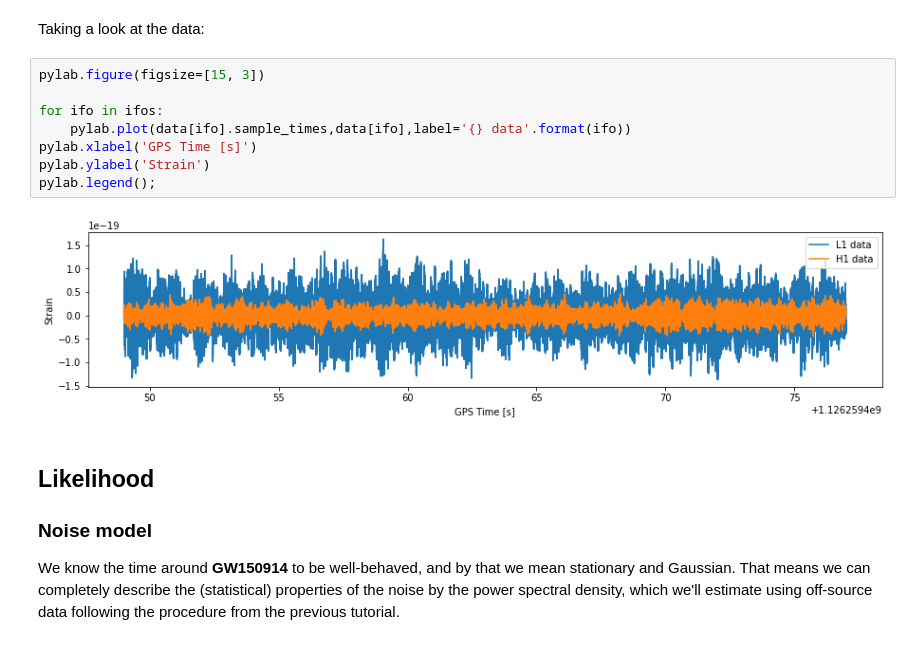
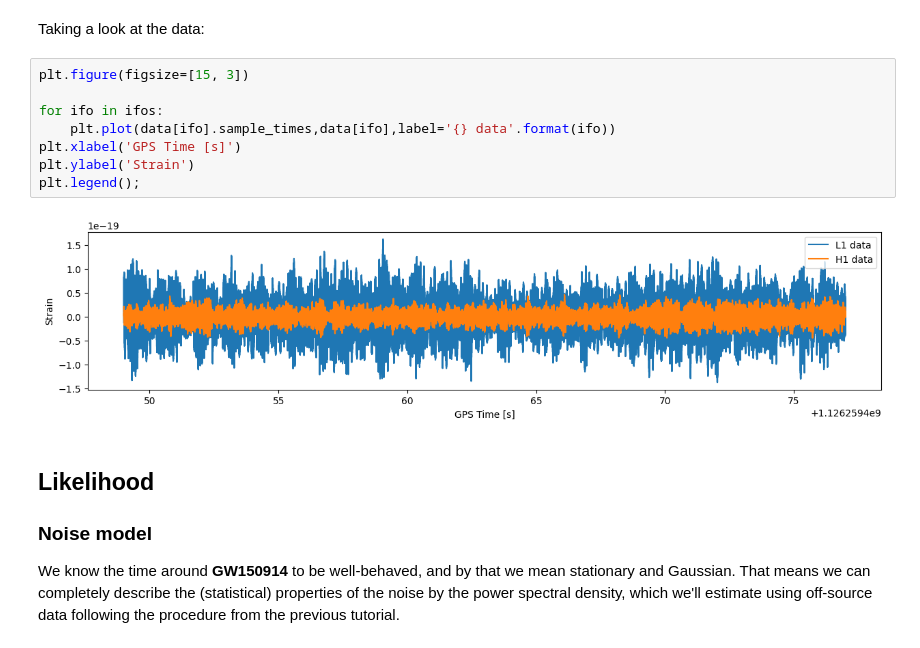
Before and after one commit to astrophysicsvivien/GWPEtutorial, a Jupyter notebook: GWPE.ipynb, the cells around one changed output. Cells and saved outputs as stored; diff of their text form.

```diff
--- a/GWPE.ipynb
+++ b/GWPE.ipynb
@@ -71,15 +71,15 @@ for ifo in ['H1','L1']:
 # %% [markdown]
 Taking a look at the data:
 # %%
-pylab.figure(figsize=[15, 3])
+plt.figure(figsize=[15, 3])
 
 for ifo in ifos:
-    pylab.plot(data[ifo].sample_times,data[ifo],label='{} data'.format(ifo))
-pylab.xlabel('GPS Time [s]')
-pylab.ylabel('Strain')
-pylab.legend();
+    plt.plot(data[ifo].sample_times,data[ifo],label='{} data'.format(ifo))
+plt.xlabel('GPS Time [s]')
+plt.ylabel('Strain')
+plt.legend();
 # %% [output]
-[figure, old version]
+[figure, new version]
 # %% [markdown]
 ## Likelihood
 
```
Also changed, not shown: parts of 18 cells of this notebook.
